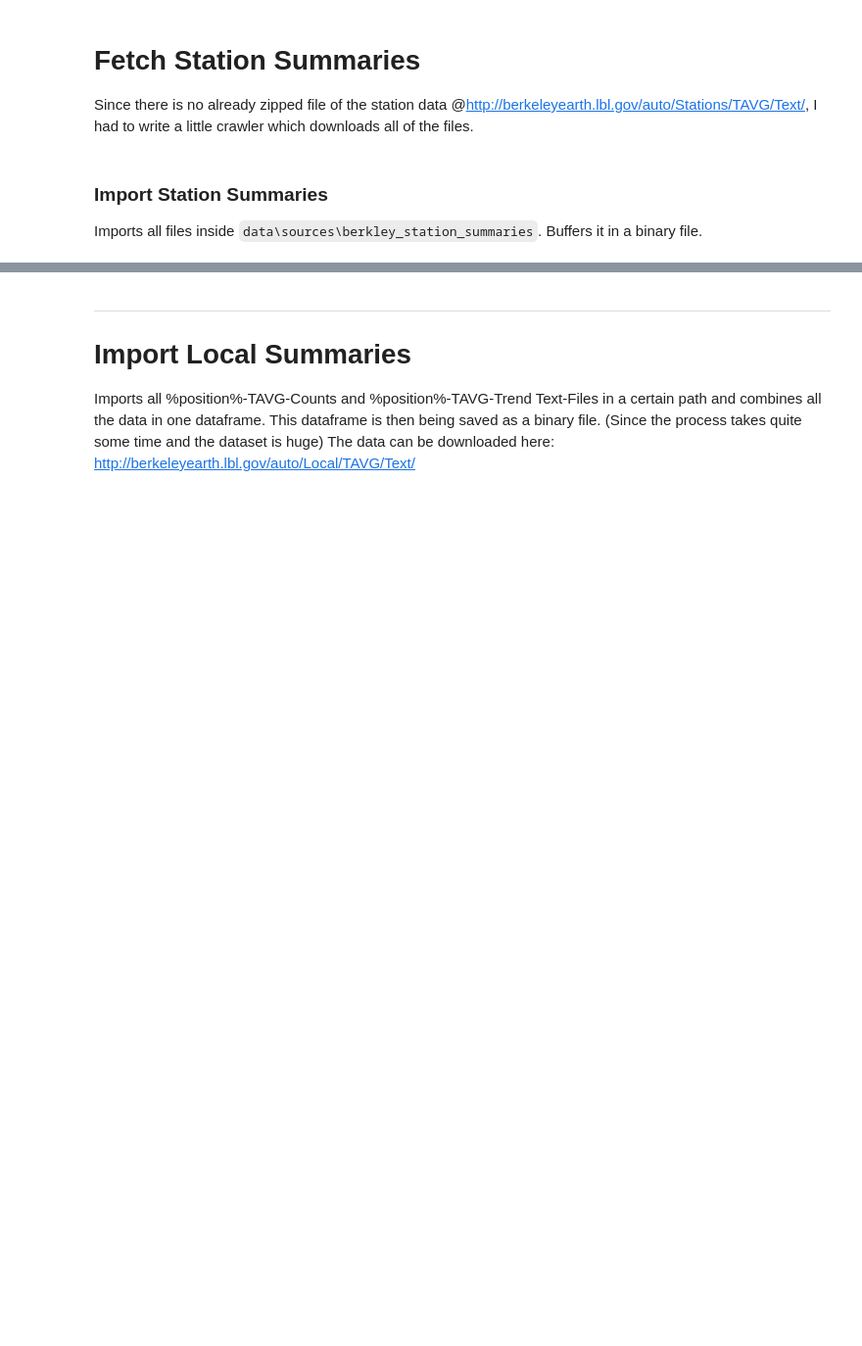
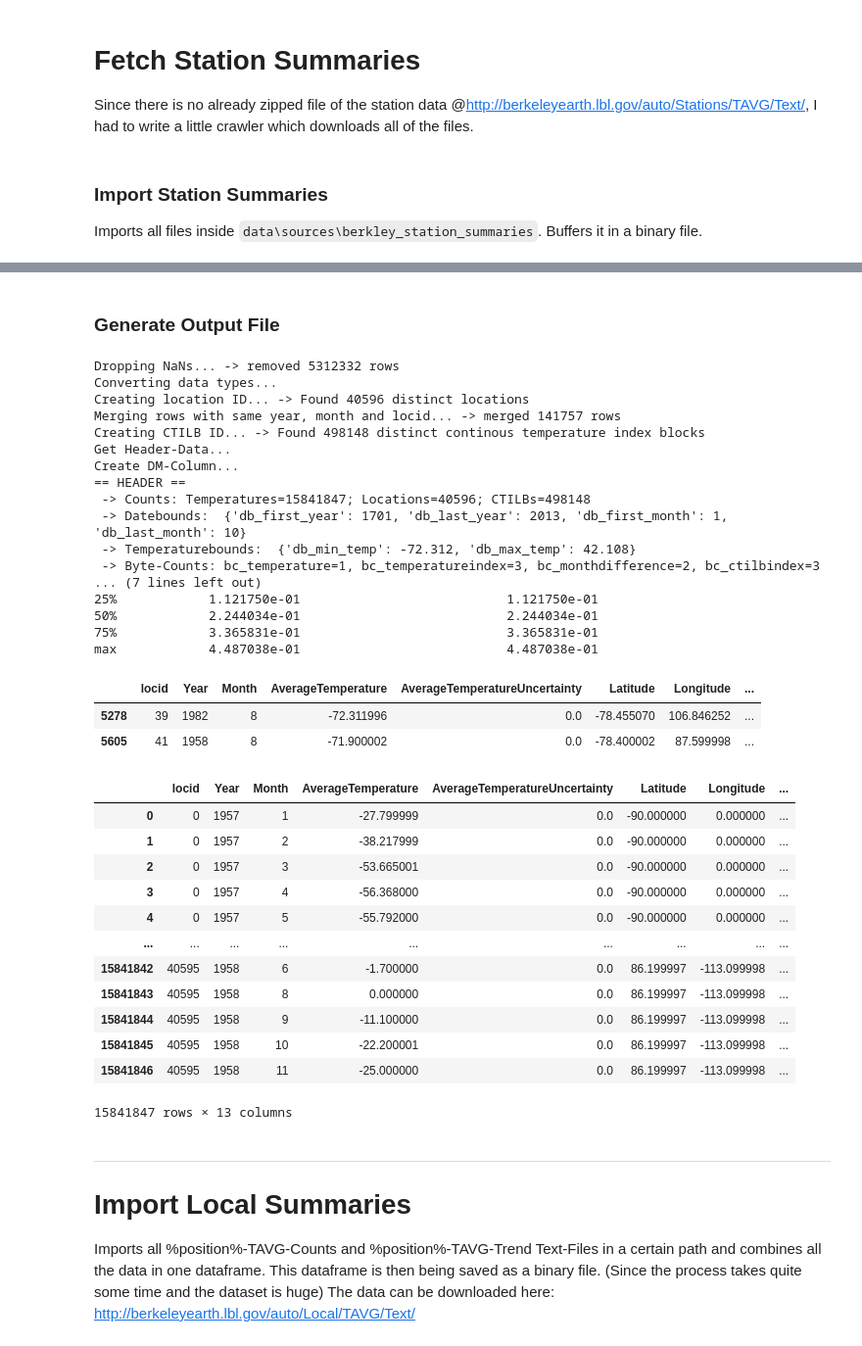
Before and after one commit to GeraldKimmersdorfer/rtvis22-cde, a Jupyter notebook: data/berkley_data_combiner.ipynb, the cells around one changed output, grey strips where cells are left out. Shown: that part at 98% size. Saved outputs shown, nothing was run; the diff lists cells and outputs as text; code cells hidden in the pictures; blank space fills up the shorter version.

Commit message:
adds new compress function (unfinished)

```diff
--- a/data/berkley_data_combiner.ipynb
+++ b/data/berkley_data_combiner.ipynb
@@ -1,8 +1,19 @@
 # %%
+
+%load_ext autoreload
+%load_ext Cython
+
+%autoreload 2
+
+import importlib
+
+
 import pandas as pd
 import os
 import re
 from tqdm import tqdm
+import math
+import numpy as np
 
 # Explicitely For Crawling
 import requests
@@ -12,5 +23,9 @@ import asyncio
 import aiohttp  # pip install aiohttp
 import aiofiles  # pip install aiofiles
 
+import compress as comp
+
 import nest_asyncio
 nest_asyncio.apply()
+
+OUTPUT_FILE_PATH = "sources"
@@ -159,3 +227,46 @@ df_stations
+# %% [markdown]
+### Generate Output File
+# %%
+df_data = df_stations
+df_data.rename(columns={"Adjusted Data Temperature":"AverageTemperature", "lat":"Latitude", "lon":"Longitude"}, inplace=True)
+df_data = df_data[["Year", "Month", "AverageTemperature", "Latitude", "Longitude"]]
+# %%
+#importlib.reload(comp)
+comp.compress_dataset(df_data, output_path=OUTPUT_FILE_PATH, discretizeresolution=1)
+# %% [output]
+Dropping NaNs... -> removed 5312332 rows
+Converting data types...
+Creating location ID... -> Found 40596 distinct locations
+Merging rows with same year, month and locid... -> merged 141757 rows
+Creating CTILB ID... -> Found 498148 distinct continous temperature index blocks
+Get Header-Data...
+Create DM-Column...
+== HEADER ==
+ -> Counts: Temperatures=15841847; Locations=40596; CTILBs=498148
+ -> Datebounds:  {'db_first_year': 1701, 'db_last_year': 2013, 'db_first_month': 1, 'db_last_month': 10}
+ -> Temperaturebounds:  {'db_min_temp': -72.312, 'db_max_temp': 42.108}
+ -> Byte-Counts: bc_temperature=1, bc_temperatureindex=3, bc_monthdifference=2, bc_ctilbindex=3
+... (7 lines left out)
+25%            1.121750e-01                           1.121750e-01
+50%            2.244034e-01                           2.244034e-01
+75%            3.365831e-01                           3.365831e-01
+max            4.487038e-01                           4.487038e-01
+|  | locid | Year | Month | AverageTemperature | AverageTemperatureUncertainty | Latitude | Longitude | ... |
+| 5278 | 39 | 1982 | 8 | -72.311996 | 0.0 | -78.455070 | 106.846252 | ... |
+| 5605 | 41 | 1958 | 8 | -71.900002 | 0.0 | -78.400002 | 87.599998 | ... |
+|  | locid | Year | Month | AverageTemperature | AverageTemperatureUncertainty | Latitude | Longitude | ... |
+| 0 | 0 | 1957 | 1 | -27.799999 | 0.0 | -90.000000 | 0.000000 | ... |
+| 1 | 0 | 1957 | 2 | -38.217999 | 0.0 | -90.000000 | 0.000000 | ... |
+| 2 | 0 | 1957 | 3 | -53.665001 | 0.0 | -90.000000 | 0.000000 | ... |
+| 3 | 0 | 1957 | 4 | -56.368000 | 0.0 | -90.000000 | 0.000000 | ... |
+| 4 | 0 | 1957 | 5 | -55.792000 | 0.0 | -90.000000 | 0.000000 | ... |
+| ... | ... | ... | ... | ... | ... | ... | ... | ... |
+| 15841842 | 40595 | 1958 | 6 | -1.700000 | 0.0 | 86.199997 | -113.099998 | ... |
+| 15841843 | 40595 | 1958 | 8 | 0.000000 | 0.0 | 86.199997 | -113.099998 | ... |
+| 15841844 | 40595 | 1958 | 9 | -11.100000 | 0.0 | 86.199997 | -113.099998 | ... |
+| 15841845 | 40595 | 1958 | 10 | -22.200001 | 0.0 | 86.199997 | -113.099998 | ... |
+| 15841846 | 40595 | 1958 | 11 | -25.000000 | 0.0 | 86.199997 | -113.099998 | ... |
+15841847 rows × 13 columns
 # %% [markdown]
 ---
 # Import Local Summaries
```
Also changed, not shown: parts of 6 cells of this notebook, 7 other files.
